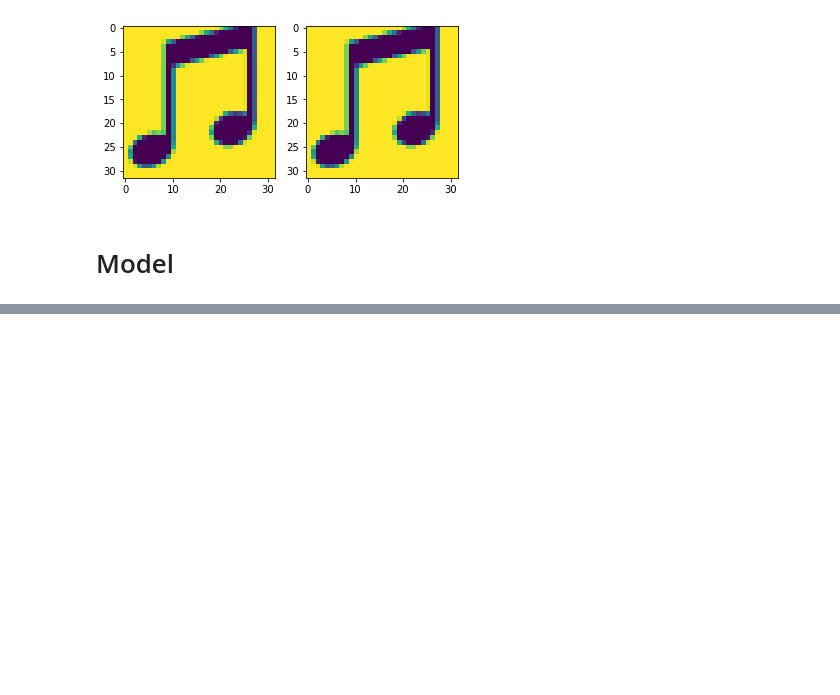
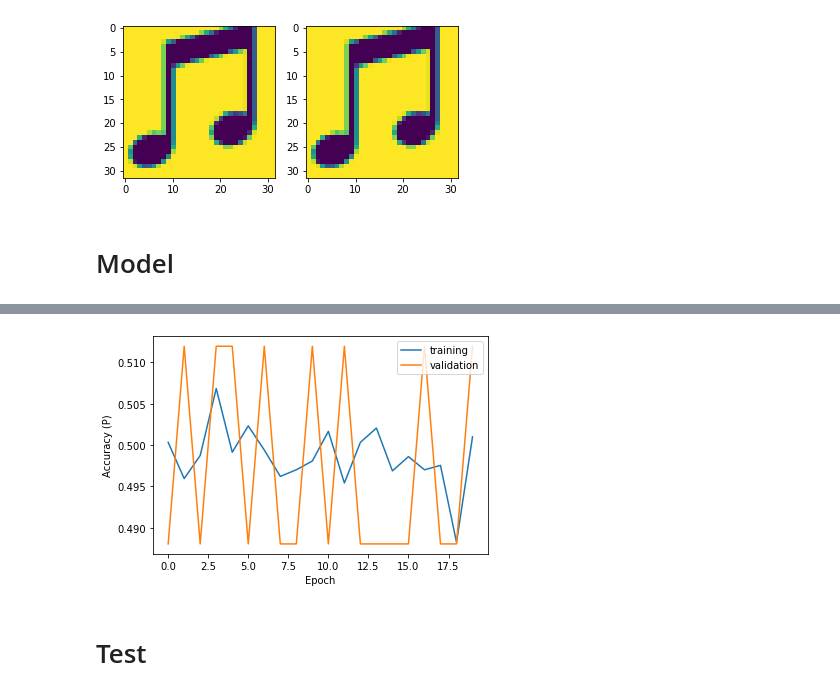
Before and after one commit to LA-Koenig/ESBN-keras, a Jupyter notebook: Codebase/ESBN.ipynb, the cells around one changed output, grey strips where cells are left out. Cells and saved outputs as stored; diff of their text form; code cells hidden in the pictures; blank space fills up the shorter version.

```diff
--- a/Codebase/ESBN.ipynb
+++ b/Codebase/ESBN.ipynb
@@ -549,0 +517,11 @@ Epoch 20/20
+# %%
+plt.plot(history.history['binary_accuracy'], label='training')
+plt.plot(history.history['val_binary_accuracy'], label='validation')
+plt.legend()
+plt.xlabel('Epoch')
+plt.ylabel('Accuracy (P)')
+plt.show()
+# %% [output]
+[figure, added]
+# %% [markdown]
+# Test
```
Also changed, not shown: parts of 15 cells of this notebook.
